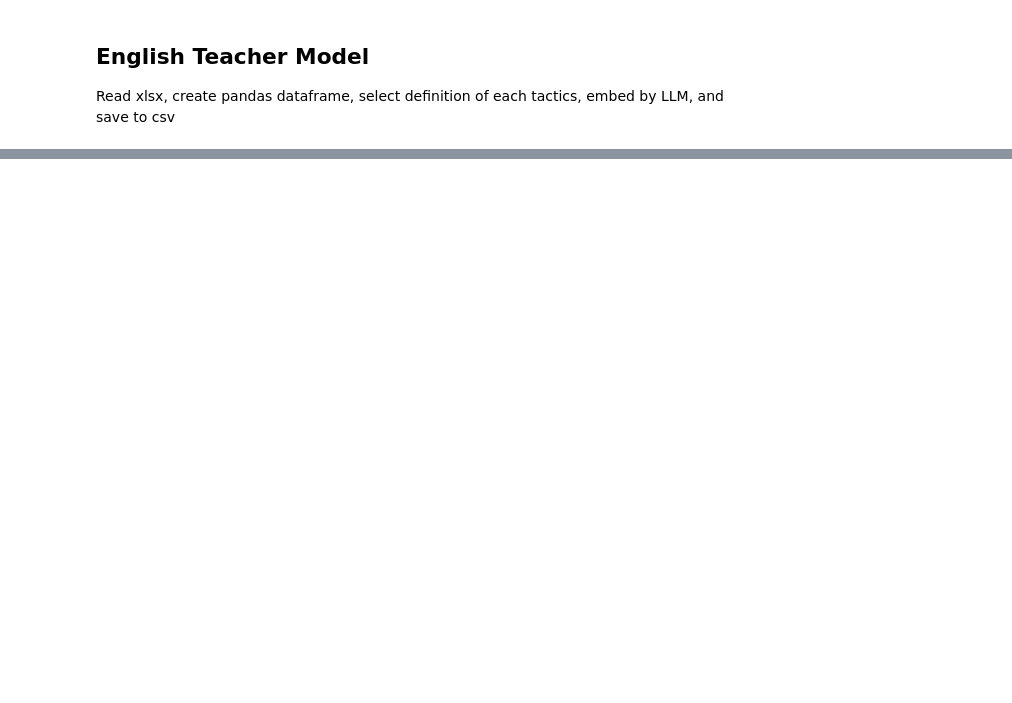
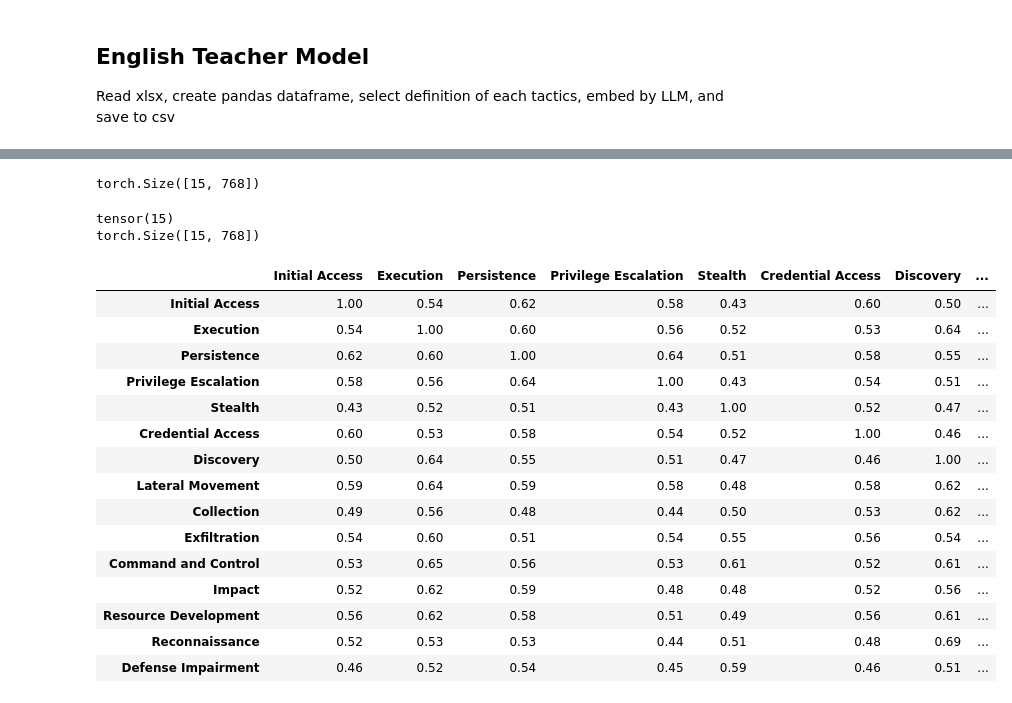
Before and after one commit to hsiaom26/Mitre_Manifold, a Jupyter notebook: mitre_corpus.ipynb, the cells around one changed output, grey strips where cells are left out. Saved outputs shown, nothing was run; the diff lists cells and outputs as text; code cells hidden in the pictures; blank space fills up the shorter version.

```diff
--- a/mitre_corpus.ipynb
+++ b/mitre_corpus.ipynb
@@ -18,10 +26,13 @@ llm_model = "nomic-ai/nomic-embed-text-v2-moe"
 # %%
 # test gpu, tpu
 import torch
+
+device = "cpu"
 if torch.cuda.is_available():
     print("GPU is available")
-else:
-    print("GPU is not available")
+    device = "cuda"
+elif torch.backends.mps.is_available():
+    print("Apple Silicon GPU is available")
+    device = "mps"
 
-device = torch.device("cuda" if torch.cuda.is_available() else "cpu")
 print(f"Using device: {device}")
@@ -35,5 +56,9 @@ tactics_df.head()
 # %%
 from sentence_transformers import SentenceTransformer
 model = SentenceTransformer(llm_model, trust_remote_code=True, device = device)
-tactics_df['embedding'] = tactics_df['description'].apply(lambda x: model.encode(x).tolist())
+#tactics_df['embedding'] = tactics_df['description'].apply(lambda x: model.encode(x).tolist())
+tactics_df["embedding"] = [
+    model.encode(x, convert_to_numpy=True).astype(np.float32)
+    for x in tactics_df["description"]
+]
 tactics_df.head()
@@ -61,7 +93,47 @@ fig = px.scatter_3d(
 fig.update_layout(title='Tactics Embeddings UMAP Visualization')
 fig.show()
 # %%
-# use tactics_df['embedding'] as the bases for subspace construction
-teacher_subspace = tactics_df['embedding'].tolist()
+# use tactics_df['embedding'] as the bases
+teacher_vectors = torch.from_numpy(
+    np.stack(tactics_df["embedding"].values)
+).to("mps", dtype=torch.float32)
+
+teacher_vectors_labels = tactics_df['name'].tolist()
 # %%
-teacher_subspace.len()
+teacher_vectors.shape
+# %% [output]
+torch.Size([15, 768])
+# %%
+print(torch.linalg.matrix_rank(teacher_vectors.to("cpu"))) # but we use the original embeddings
+print(teacher_vectors.shape) # but we use the original embeddings, not the projected ones, for similarity calculation
+# %% [output]
+tensor(15)
+torch.Size([15, 768])
+# %%
+import torch
+import torch.nn.functional as F
+
+norm_ = F.normalize(teacher_vectors, p=2, dim=1)
+cos_sim_matrix = torch.mm(norm_, norm_.t())
+cos_sim_matrix = cos_sim_matrix.detach().cpu().numpy()
+
+# cos_sim_matrix, draw
+cos_df = pd.DataFrame(cos_sim_matrix, columns=teacher_vectors_labels, index=teacher_vectors_labels)
+cos_df.style.background_gradient(cmap="Reds", axis=None).format(precision=2)
+# %% [output]
+|  | Initial Access | Execution | Persistence | Privilege Escalation | Stealth | Credential Access | Discovery | ... |
+| Initial Access | 1.00 | 0.54 | 0.62 | 0.58 | 0.43 | 0.60 | 0.50 | ... |
+| Execution | 0.54 | 1.00 | 0.60 | 0.56 | 0.52 | 0.53 | 0.64 | ... |
+| Persistence | 0.62 | 0.60 | 1.00 | 0.64 | 0.51 | 0.58 | 0.55 | ... |
+| Privilege Escalation | 0.58 | 0.56 | 0.64 | 1.00 | 0.43 | 0.54 | 0.51 | ... |
+| Stealth | 0.43 | 0.52 | 0.51 | 0.43 | 1.00 | 0.52 | 0.47 | ... |
+| Credential Access | 0.60 | 0.53 | 0.58 | 0.54 | 0.52 | 1.00 | 0.46 | ... |
+| Discovery | 0.50 | 0.64 | 0.55 | 0.51 | 0.47 | 0.46 | 1.00 | ... |
+| Lateral Movement | 0.59 | 0.64 | 0.59 | 0.58 | 0.48 | 0.58 | 0.62 | ... |
+| Collection | 0.49 | 0.56 | 0.48 | 0.44 | 0.50 | 0.53 | 0.62 | ... |
+| Exfiltration | 0.54 | 0.60 | 0.51 | 0.54 | 0.55 | 0.56 | 0.54 | ... |
+| Command and Control | 0.53 | 0.65 | 0.56 | 0.53 | 0.61 | 0.52 | 0.61 | ... |
+| Impact | 0.52 | 0.62 | 0.59 | 0.48 | 0.48 | 0.52 | 0.56 | ... |
+| Resource Development | 0.56 | 0.62 | 0.58 | 0.51 | 0.49 | 0.56 | 0.61 | ... |
+| Reconnaissance | 0.52 | 0.53 | 0.53 | 0.44 | 0.51 | 0.48 | 0.69 | ... |
+| Defense Impairment | 0.46 | 0.52 | 0.54 | 0.45 | 0.59 | 0.46 | 0.51 | ... |
```
Also changed, not shown: parts of 25 cells of this notebook, 2 other files.
